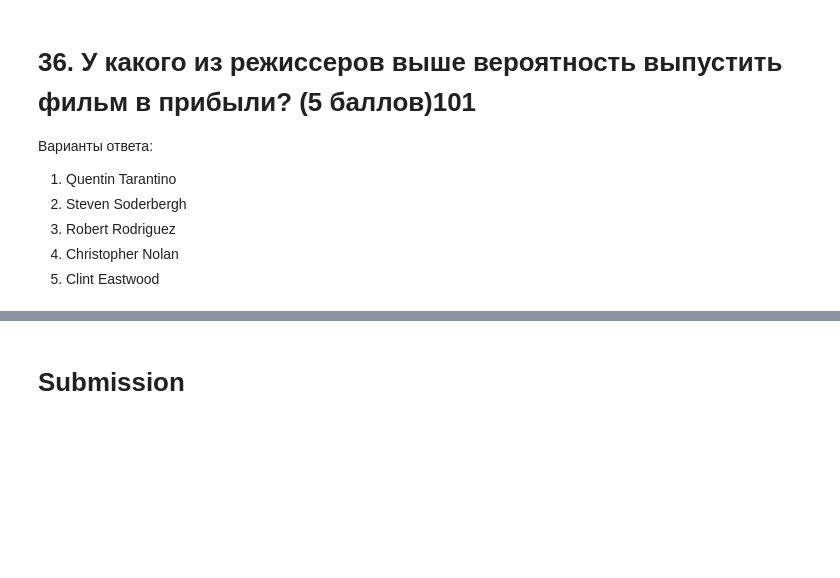
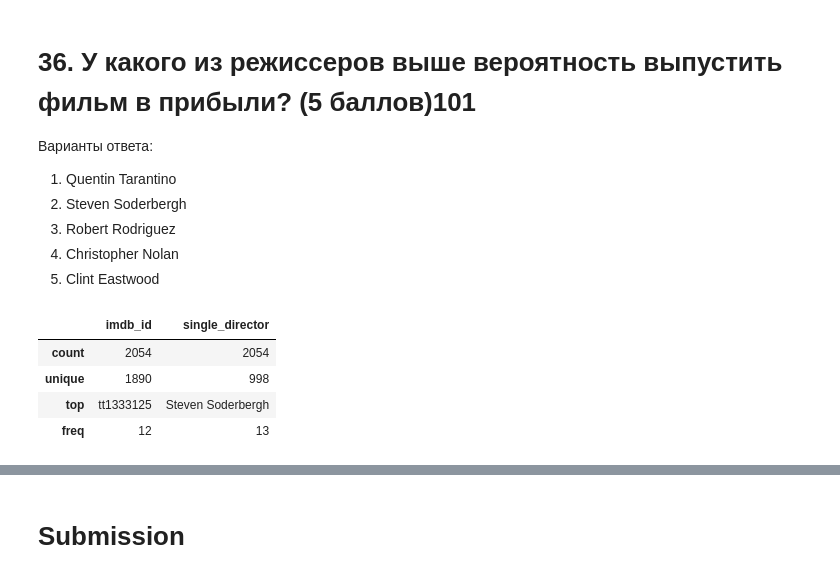
Before and after one commit to mackushev/skillfactory_rds, a Jupyter notebook: module_1/[SF-DST] Movies IMBD v3.0.ipynb, the cells around one changed output, grey strips where cells are left out. Cells and saved outputs as stored; diff of their text form; code cells hidden in the pictures; blank space fills up the shorter version.

```diff
--- a/module_1/[SF-DST] Movies IMBD v3.0.ipynb
+++ b/module_1/[SF-DST] Movies IMBD v3.0.ipynb
@@ -996,6 +996,19 @@ answer_ls.append(5)
 3. Robert Rodriguez
 4. Christopher Nolan
 5. Clint Eastwood
+# %%
+directrs_films = []
+for index,f in data.iterrows():
+    for d in f.director.split('|'):
+        directrs_films += [(f.imdb_id, d)]
+directors_df = pd.DataFrame(directrs_films, columns=['imdb_id', 'single_director'])
+directors_df.describe()
+# %% [output]
+|  | imdb_id | single_director |
+| count | 2054 | 2054 |
+| unique | 1890 | 998 |
+| top | tt1333125 | Steven Soderbergh |
+| freq | 12 | 13 |
 # %%
 count_y = lambda x: len([ i for i in x if i  > 0])
 count_n = lambda x: len([ i for i in x if i <= 0])
```
Also changed, not shown: parts of 4 cells of this notebook.
